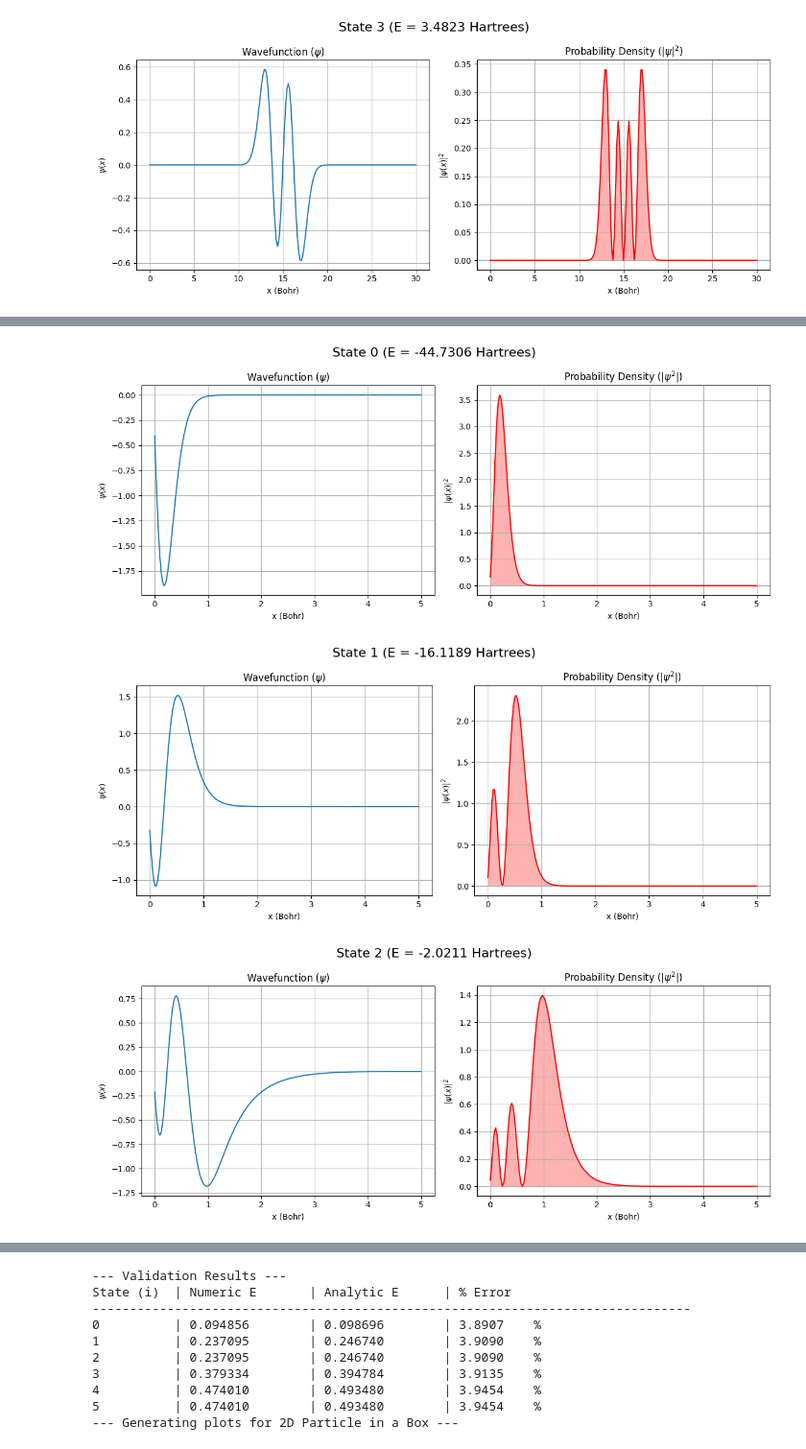
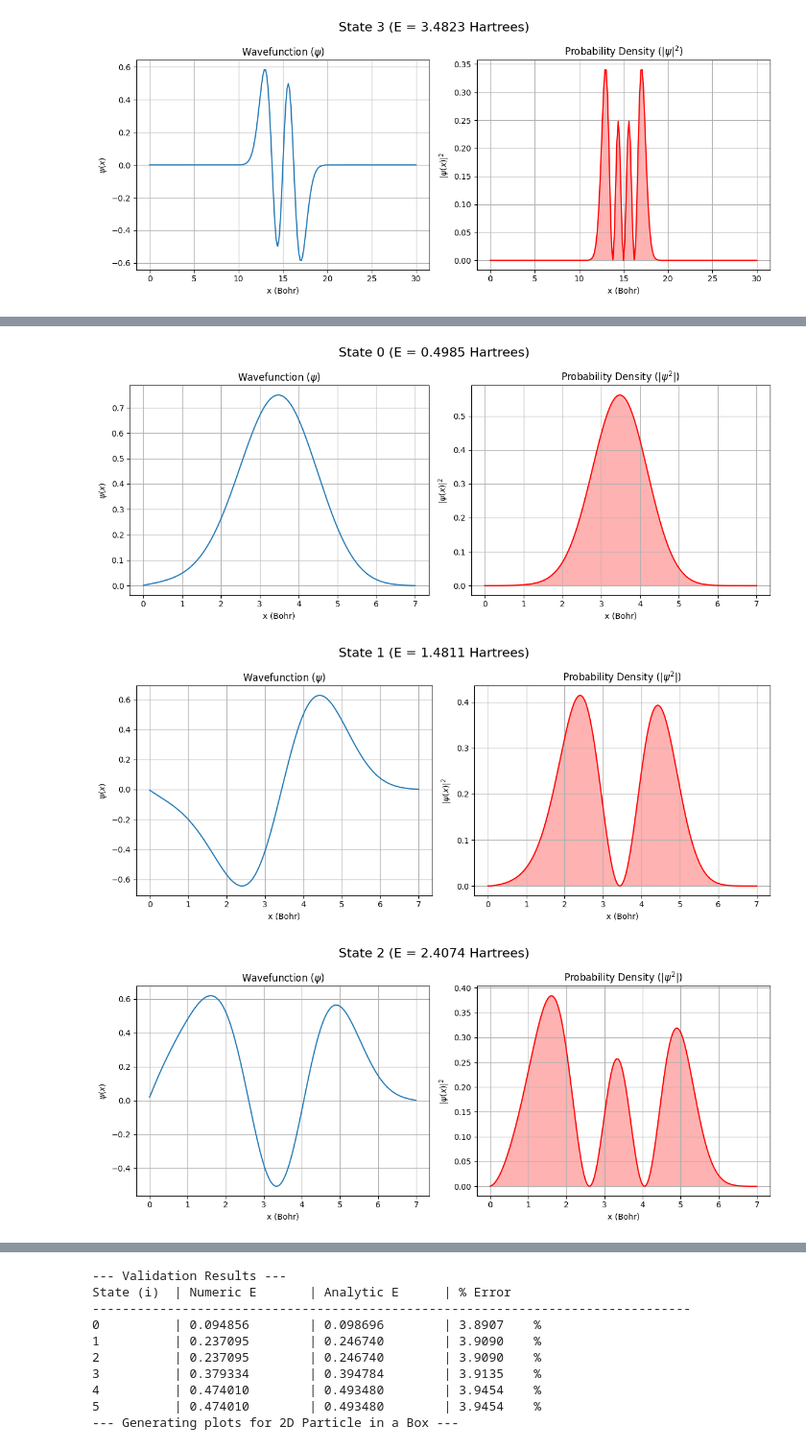
Before and after one commit to kostadubovskiy/quantum-state-solver, a Jupyter notebook: Validate_Solver.ipynb, the cells around one changed output, grey strips where cells are left out. Shown at 96% size. Saved outputs shown, nothing was run; the diff lists cells and outputs as text; code cells hidden in the pictures.

Commit message:
perturbed lambda, close alignment when L is tuned, 1D QHO perturbed works well

```diff
--- a/Validate_Solver.ipynb
+++ b/Validate_Solver.ipynb
@@ -166,41 +166,46 @@ State (i)  | Numeric E       | Analytic E      | % Error
 [figure]
 # %%
 # # 1D QHO + perturbation tests
-# L_qho_perturbed = 5.0      # Box length for QHO perturbed
-# H_1d_qho_perturbed = Hamiltonian(
-#     N=N_1D,
-#     L=L_qho_perturbed,
-#     potential_func=lambda x, L: p.V_qho_1D_perturbed(x, L, k=k_au),
-#     ndim=1,
-#     num_states=num_states_to_find,
-#     mass=mass_type
-# )
+# NOTE: L=7.0 is optimal for this test:
+# - Large enough that boundaries don't constrain QHO states
+# - Small enough for good numerical resolution and to keep wavefunctions localized
+# - Perturbation remains small in the region where wavefunctions have significant amplitude
 
-# # Solve
-# numeric_energies, eigenvectors = H_1d_qho_perturbed.solve()
+L_qho_perturbed = 7      # Box length for QHO perturbed
+H_1d_qho_perturbed = Hamiltonian(
+    N=N_1D,
+    L=L_qho_perturbed,
+    potential_func=lambda x, L: p.V_qho_1D_perturbed(x, L, k=k_au),
+    ndim=1,
+    num_states=num_states_to_find,
+    mass=mass_type
+)
 
-# # Get analytic energies
-# analytic_energies = p.E_qho_1D_analytic_AU(num_states_to_find, L_qho_perturbed, mass, k=k_au)
+# Solve
+numeric_energies, eigenvectors = H_1d_qho_perturbed.solve()
 
-# # Store results in Hamiltonian object for Visualization
-# H_1d_qho_perturbed.numeric_energies = numeric_energies
-# H_1d_qho_perturbed.analytic_energies = analytic_energies
-# H_1d_qho_perturbed.eigenvectors = eigenvectors
-# H_1d_qho_perturbed.test_case_name = "1D Perturbed Quantum Harmonic Oscillator"
+# Get analytic energies
+analytic_energies = p.E_qho_1D_analytic_AU(num_states_to_find, L_qho_perturbed, mass, k=k_au)
 
-# print("\n--- Validation Results ---")
-# print(
-#     f"{'State (i)':<10} | {'Numeric E':<15} | {'Analytic E':<15} | {'% Error':<10}\n{'-'*80}"
-# )
-# for i in range(num_states_to_find):
-#     num_E = numeric_energies[i]
-#     an_E = analytic_energies[i]
-#     error = 100 * np.abs(num_E - an_E) / an_E
-#     print(f"{i:<10} | {num_E:<15.6f} | {an_E:<15.6f} | {error:<10.4f}%")
+# Store results in Hamiltonian object for Visualization
+H_1d_qho_perturbed.numeric_energies = numeric_energies
+H_1d_qho_perturbed.analytic_energies = analytic_energies
+H_1d_qho_perturbed.eigenvectors = eigenvectors
+H_1d_qho_perturbed.test_case_name = "1D Perturbed Quantum Harmonic Oscillator"
 
-# # Visualization
-# vis_1d_qho_perturbed = Visualize(H_1d_qho_perturbed, states_to_plot=num_states_to_plot)
-# vis_1d_qho_perturbed.plot_all()
+print("\n--- Validation Results ---")
+print(
+    f"{'State (i)':<10} | {'Numeric E':<15} | {'Analytic E':<15} | {'% Error':<10}\n{'-'*80}"
+)
+for i in range(num_states_to_find):
+    num_E = numeric_energies[i]
+    an_E = analytic_energies[i]
+    error = 100 * np.abs(num_E - an_E) / an_E
+    print(f"{i:<10} | {num_E:<15.6f} | {an_E:<15.6f} | {error:<10.4f}%")
+
+# Visualization
+vis_1d_qho_perturbed = Visualize(H_1d_qho_perturbed, states_to_plot=num_states_to_plot)
+vis_1d_qho_perturbed.plot_all()
 # %% [output]
 --- Validation Results ---
 State (i)  | Numeric E       | Analytic E      | % Error
@@ -216,3 +221,3 @@ State (i)  | Numeric E       | Analytic E      | % Error
-[figure, old version]
+[figure, new version]
-[figure, old version]
+[figure, new version]
-[figure, old version]
+[figure, new version]
```
Also changed, not shown: parts of 1 cell of this notebook, 1 other file.
